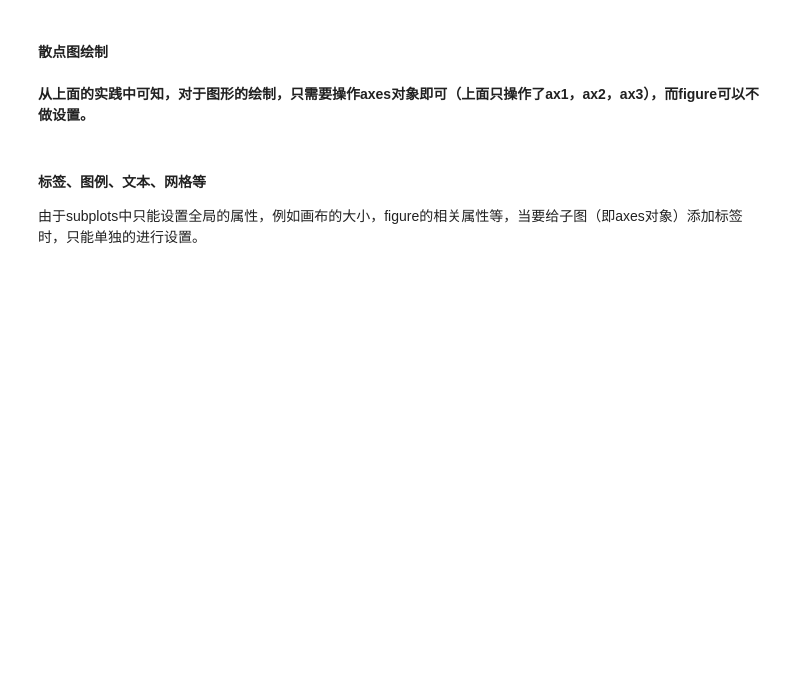
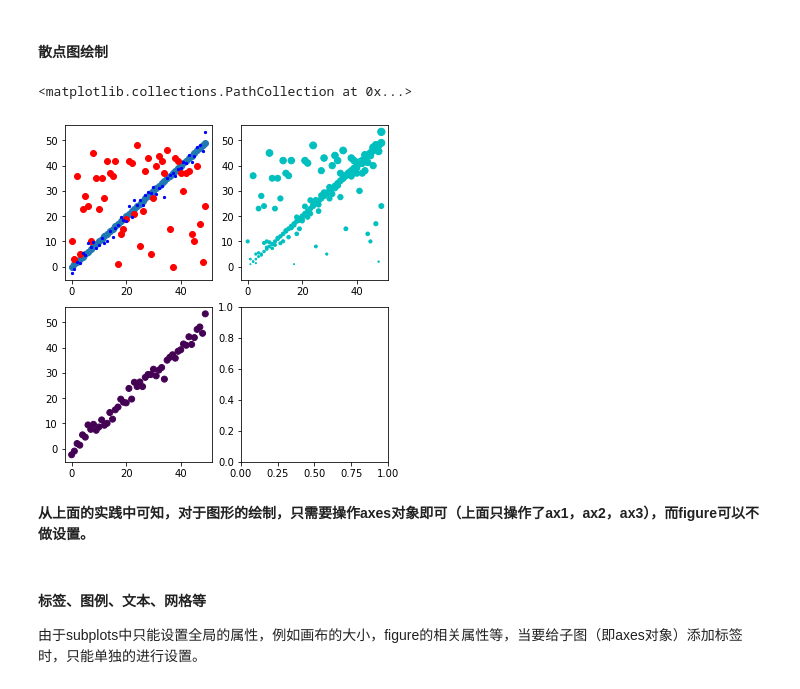
Before and after one commit to team-317/science_book, a Jupyter notebook: Pratice/matplot_practice.ipynb, the cells around one changed output. Cells and saved outputs as stored; diff of their text form; code cells hidden in the pictures; blank space fills up the shorter version.

```diff
--- a/Pratice/matplot_practice.ipynb
+++ b/Pratice/matplot_practice.ipynb
@@ -48,26 +63,29 @@ ax1.set_xlabel('a label')
 #### 散点图绘制
 # %%
 ## 绘制散点图
-fig, ((ax1, ax2),(ax3, ax4)) = plt.subplots(2, 2, layout='constrained', figsize=(20,20))
+fig, ((ax1, ax2),(ax3, ax4)) = plt.subplots(2, 2, layout='constrained', figsize=(5,5))
 # 或者 fig, ax = plt.subplots() 也是一样的
 a = np.arange(50)
 b = np.random.randint(0,50,50)
 # 使随机生成的数据在数组a的上下浮动
 c = a + 2*np.random.randn(50)   # randn返回的数据服从正态分布，大小为(0,1)
 d = np.array([25]*50)
 # 一个一个绘制散点图，可以对每一份散点图进行diy
 ax1.scatter(a, a)
 ax1.scatter(a, b, c='r', linestyle='-') # 随机生成的数据
 ax1.scatter(a, c, c='b', s=5) # 接近于数组a的数据
 
 # 一起绘制多个散点图，需要注意，两个数组的shape要一致,不推荐
 ax2.scatter([a,a,a],[a,b,c], c='c', s=[a,b,c])
 
 # 或者使用字典，一次只画一个散点图
 data = {'a':a, 'b':b, 'c':c, 'd':d}
 ax3.scatter(x='a', y='c', c='d', data=data)
 # 注意，当传入data时，前面的参数x，y，s，c，linewidths等需要为字符或字符串
 # x='a'表示data['a'], c='c'表示的是data['c']
+# %% [output]
+<matplotlib.collections.PathCollection at 0x...>
+[figure, added]
 # %% [markdown]
 **从上面的实践中可知，对于图形的绘制，只需要操作axes对象即可（上面只操作了ax1，ax2，ax3），而figure可以不做设置。**
 # %% [markdown]
```
Also changed, not shown: parts of 18 cells of this notebook, 9 other files.
